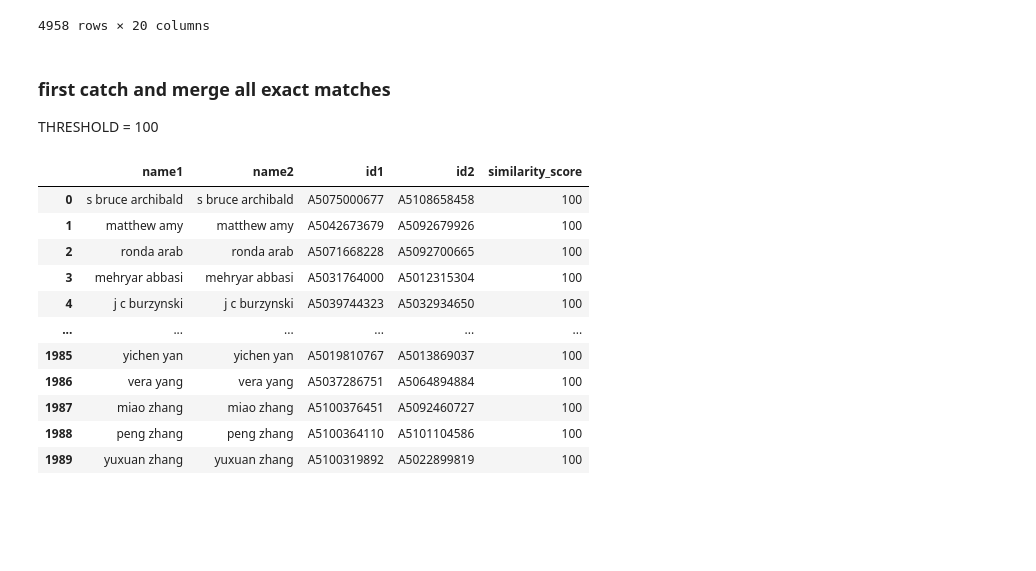
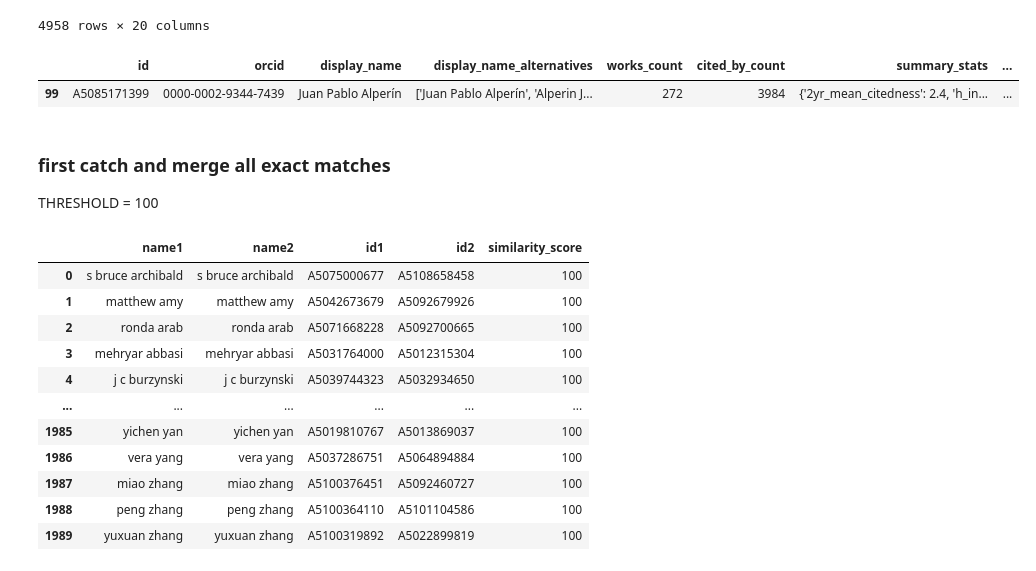
Before and after one commit to taniapoc/author_names, a Jupyter notebook: author_names.ipynb, the cells around one changed output. Drawn from its saved outputs; the diff is of its cells as text; code cells hidden in the pictures; blank space fills up the shorter version.

```diff
--- a/author_names.ipynb
+++ b/author_names.ipynb
@@ -75,7 +75,7 @@ oa_authors_clean['orcid'] = oa_authors_clean['orcid'].apply(lambda x: str(x).lst
 
 # deal with names
 oa_authors_clean['name_raw'] = oa_authors_clean['display_name'].apply(lambda x: str(x).replace('.', '').replace("'", "").strip(' ').lower())
-oa_authors_clean['last_name'] = oa_authors_clean['name_raw'].apply(lambda x: str(x).split(' ')[-1])
+oa_authors_clean['last_name'] = oa_authors_clean['name_raw'].apply(lambda x: str(x).split(' ')[-1].strip(' '))
 oa_authors_clean['last_init'] = oa_authors_clean['last_name'].apply(lambda x: str(x)[0])
 oa_authors_clean['first_names'] = oa_authors_clean['name_raw'].apply(lambda x: str(str(x).split(' ')[0:-1]))
 oa_authors_clean['potential_matches'] = [[] for _ in range(len(oa_authors_clean))]
@@ -105,6 +105,11 @@ oa_authors_clean
 | 4956 | A5119576505 | nan | Adam J Danyluk | ['Adam J Danyluk'] | 1 | 0 | {'2yr_mean_citedness': 0.0, 'h_in... | ... |
 | 4957 | A5119578516 | nan | Yunsheng Xia | ['Yunsheng Xia'] | 1 | 0 | {'2yr_mean_citedness': 0.0, 'h_in... | ... |
 4958 rows × 20 columns
+# %%
+oa_authors_clean[oa_authors_clean['orcid'] == '0000-0002-9344-7439']
+# %% [output]
+|  | id | orcid | display_name | display_name_alternatives | works_count | cited_by_count | summary_stats | ... |
+| 99 | A5085171399 | 0000-0002-9344-7439 | Juan Pablo Alperín | ['Juan Pablo Alperín', 'Alperin J... | 272 | 3984 | {'2yr_mean_citedness': 2.4, 'h_in... | ... |
 # %% [markdown]
 ### first catch and merge all exact matches
 THRESHOLD = 100
```
Also changed, not shown: parts of 8 cells of this notebook, 14 other files.
